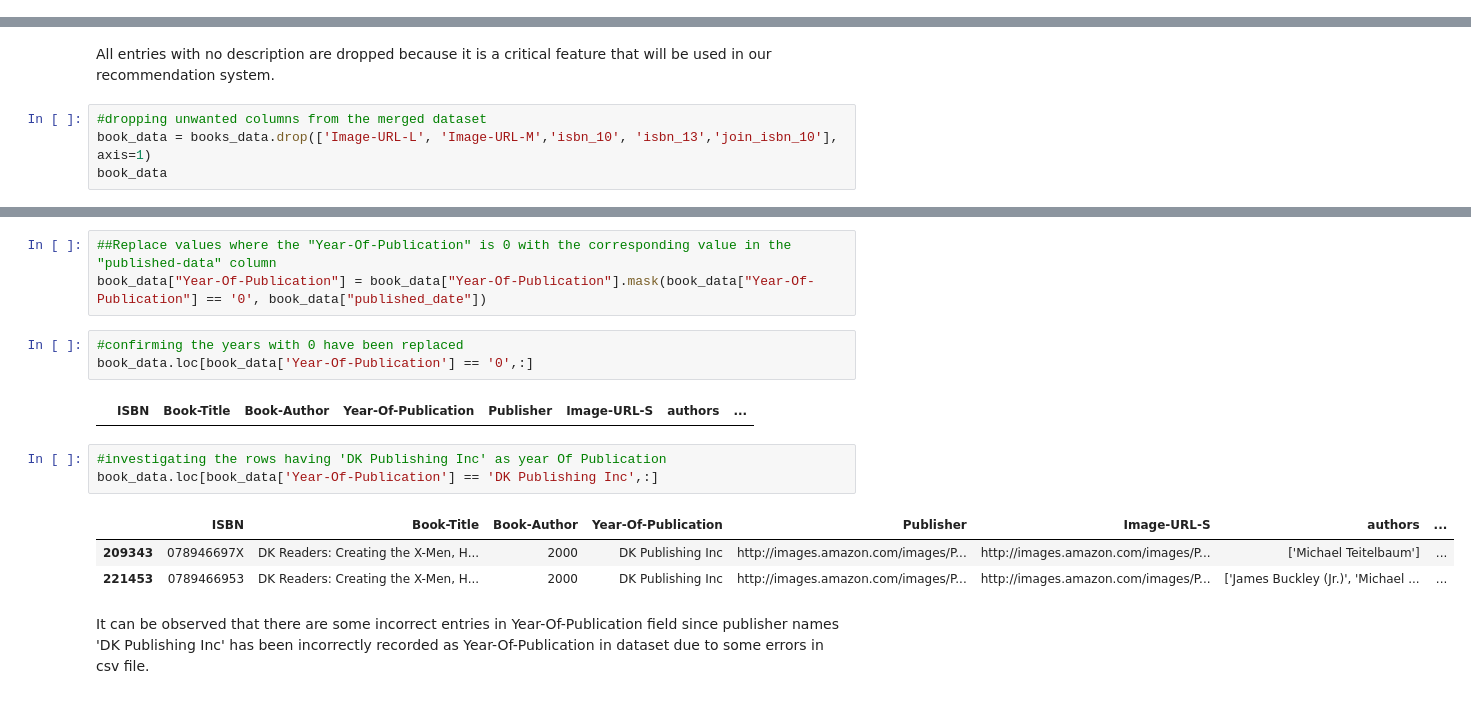
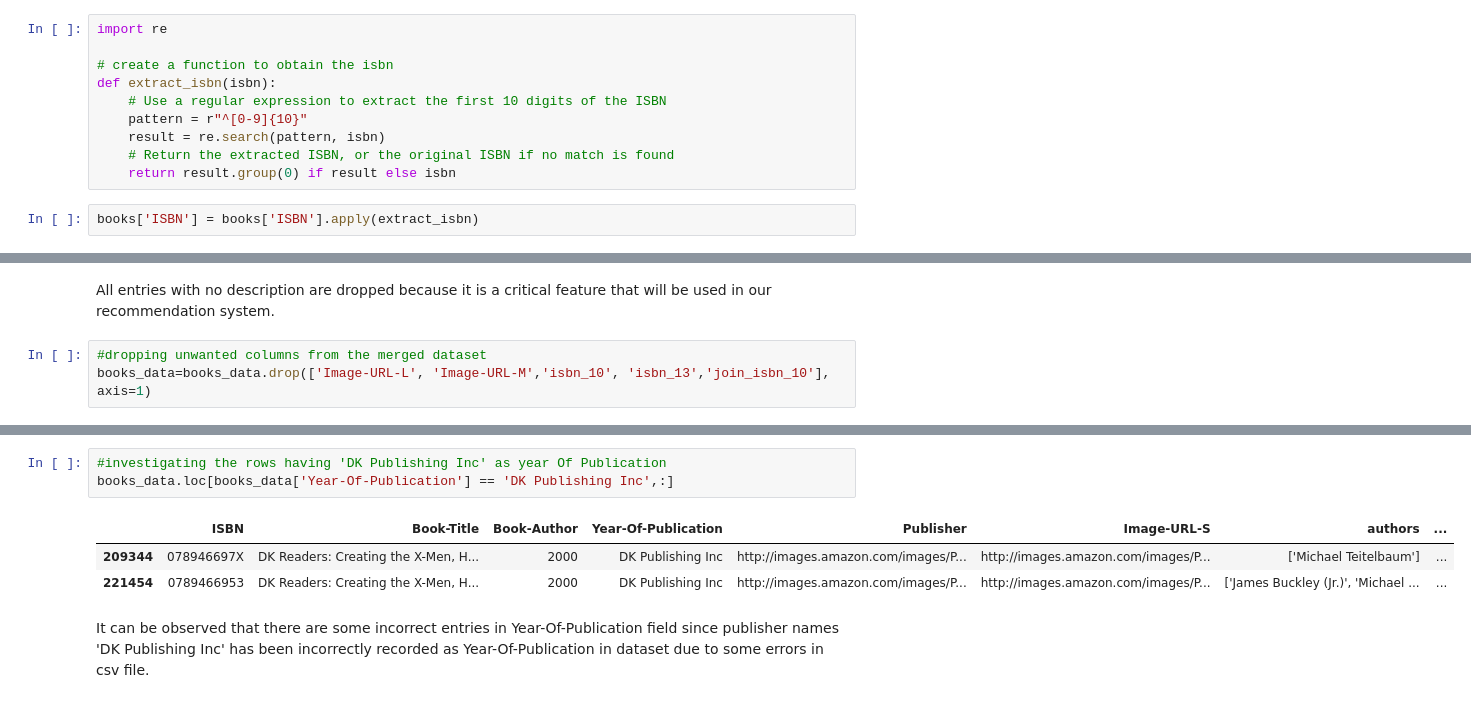
Before and after one commit to Azegele/Phase-5-Project, a Jupyter notebook: index.ipynb, the cells around one changed output, grey strips where cells are left out. Saved outputs shown, nothing was run; the diff lists cells and outputs as text.

```diff
--- a/index.ipynb
+++ b/index.ipynb
@@ -681 +724,13 @@ books['ISBN'] = books['ISBN'].apply(correct_isbn)
+# %%
+import re
+
+# create a function to obtain the isbn
+def extract_isbn(isbn):
+    # Use a regular expression to extract the first 10 digits of the ISBN
+    pattern = r"^[0-9]{10}"
+    result = re.search(pattern, isbn)
+    # Return the extracted ISBN, or the original ISBN if no match is found
+    return result.group(0) if result else isbn
+# %%
+books['ISBN'] = books['ISBN'].apply(extract_isbn)
 # %%
@@ -797,5 +867,4 @@ books_data.head()
 All entries with no description are dropped because it is a critical feature that will be used in our recommendation system.
 # %%
 #dropping unwanted columns from the merged dataset
-book_data = books_data.drop(['Image-URL-L', 'Image-URL-M','isbn_10', 'isbn_13','join_isbn_10'], axis=1)
-book_data
+books_data=books_data.drop(['Image-URL-L', 'Image-URL-M','isbn_10', 'isbn_13','join_isbn_10'], axis=1)
@@ -874,17 +913,9 @@ book_data.loc[book_data['Year-Of-Publication'] == '0',:]
-# %%
-##Replace values where the "Year-Of-Publication" is 0 with the corresponding value in the "published-data" column
-book_data["Year-Of-Publication"] = book_data["Year-Of-Publication"].mask(book_data["Year-Of-Publication"] == '0', book_data["published_date"])
-# %%
-#confirming the years with 0 have been replaced
-book_data.loc[book_data['Year-Of-Publication'] == '0',:]
-# %% [output]
-|  | ISBN | Book-Title | Book-Author | Year-Of-Publication | Publisher | Image-URL-S | authors | ... |
 # %%
 #investigating the rows having 'DK Publishing Inc' as year Of Publication
-book_data.loc[book_data['Year-Of-Publication'] == 'DK Publishing Inc',:]
+books_data.loc[books_data['Year-Of-Publication'] == 'DK Publishing Inc',:]
 # %% [output]
 |  | ISBN | Book-Title | Book-Author | Year-Of-Publication | Publisher | Image-URL-S | authors | ... |
-| 209343 | 078946697X | DK Readers: Creating the X-Men, H... | 2000 | DK Publishing Inc | http://images.amazon.com/images/P... | http://images.amazon.com/images/P... | ['Michael Teitelbaum'] | ... |
-| 221453 | 0789466953 | DK Readers: Creating the X-Men, H... | 2000 | DK Publishing Inc | http://images.amazon.com/images/P... | http://images.amazon.com/images/P... | ['James Buckley (Jr.)', 'Michael ... | ... |
+| 209344 | 078946697X | DK Readers: Creating the X-Men, H... | 2000 | DK Publishing Inc | http://images.amazon.com/images/P... | http://images.amazon.com/images/P... | ['Michael Teitelbaum'] | ... |
+| 221454 | 0789466953 | DK Readers: Creating the X-Men, H... | 2000 | DK Publishing Inc | http://images.amazon.com/images/P... | http://images.amazon.com/images/P... | ['James Buckley (Jr.)', 'Michael ... | ... |
 # %% [markdown]
 It can be observed that there are some incorrect entries in Year-Of-Publication field since publisher names 'DK Publishing Inc' has been incorrectly recorded as Year-Of-Publication in dataset due to some errors in csv file.
```
Also changed, not shown: parts of 109 cells of this notebook.
